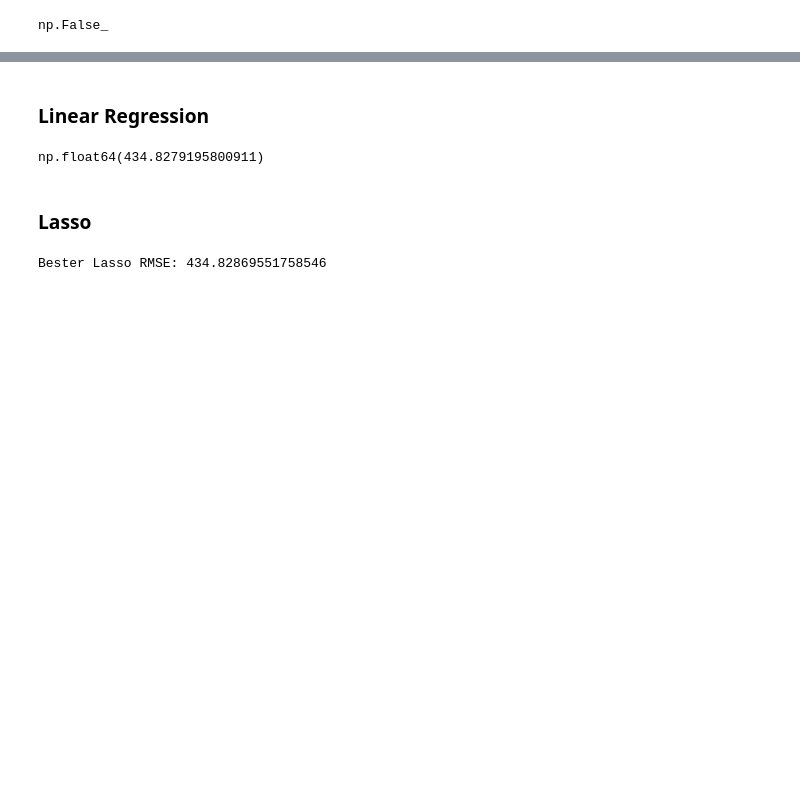
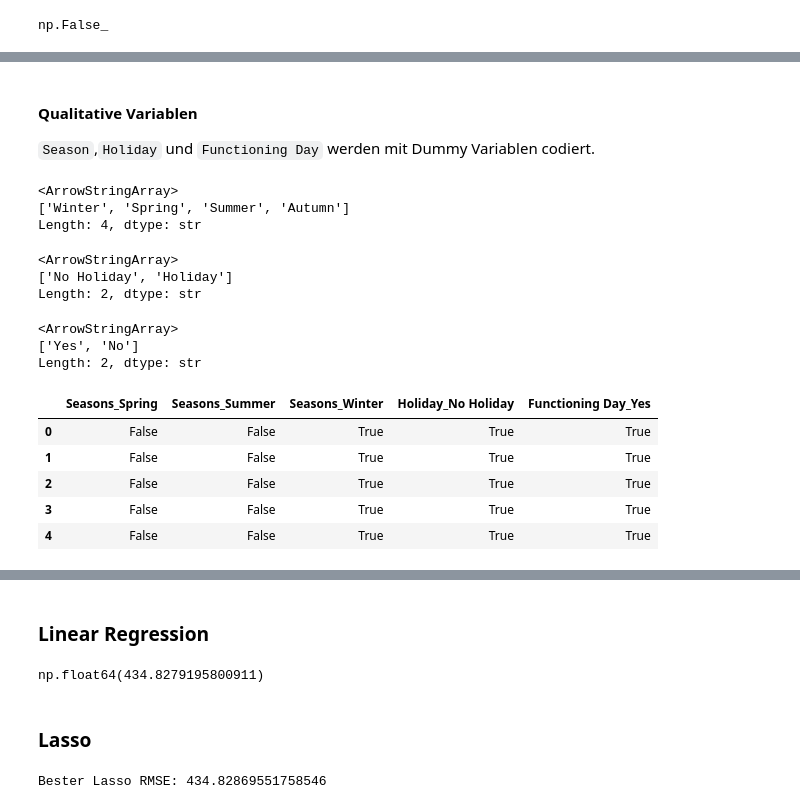
Before and after one commit to robbiesumner/DHBW-Machine-Learning-R2-D2, a Jupyter notebook: notebook.ipynb, the cells around one changed output, grey strips where cells are left out. Cells and saved outputs as stored; diff of their text form; code cells hidden in the pictures; blank space fills up the shorter version.

```diff
--- a/notebook.ipynb
+++ b/notebook.ipynb
@@ -60,6 +61,42 @@ Date wird entfernt, da relevante Informationen durch `Temperatur`,`Season` und `
 # %%
 data = data.drop(columns="Date")
+# %% [markdown]
+#### Qualitative Variablen
+
+`Season`,`Holiday` und `Functioning Day` werden mit Dummy Variablen codiert.
+# %%
+# vier Jahreszeiten
+data["Seasons"].unique()
+# %% [output]
+<ArrowStringArray>
+['Winter', 'Spring', 'Summer', 'Autumn']
+Length: 4, dtype: str
+# %%
+# binäre Variable
+data["Holiday"].unique()
+# %% [output]
+<ArrowStringArray>
+['No Holiday', 'Holiday']
+Length: 2, dtype: str
+# %%
+# binäre Variable
+data["Functioning Day"].unique()
+# %% [output]
+<ArrowStringArray>
+['Yes', 'No']
+Length: 2, dtype: str
 # %%
+# neue Spalten:
+#   3 Spalten für Jahreszeiten
+#   jeweils eine Spalte für binäre Variablen
 data_encoded = pd.get_dummies(
     data=data, columns=["Seasons", "Holiday", "Functioning Day"], drop_first=True
 )
+data_encoded.select_dtypes(include=bool).head()
+# %% [output]
+|  | Seasons_Spring | Seasons_Summer | Seasons_Winter | Holiday_No Holiday | Functioning Day_Yes |
+| 0 | False | False | True | True | True |
+| 1 | False | False | True | True | True |
+| 2 | False | False | True | True | True |
+| 3 | False | False | True | True | True |
+| 4 | False | False | True | True | True |
```
Also changed, not shown: parts of 37 cells of this notebook.
